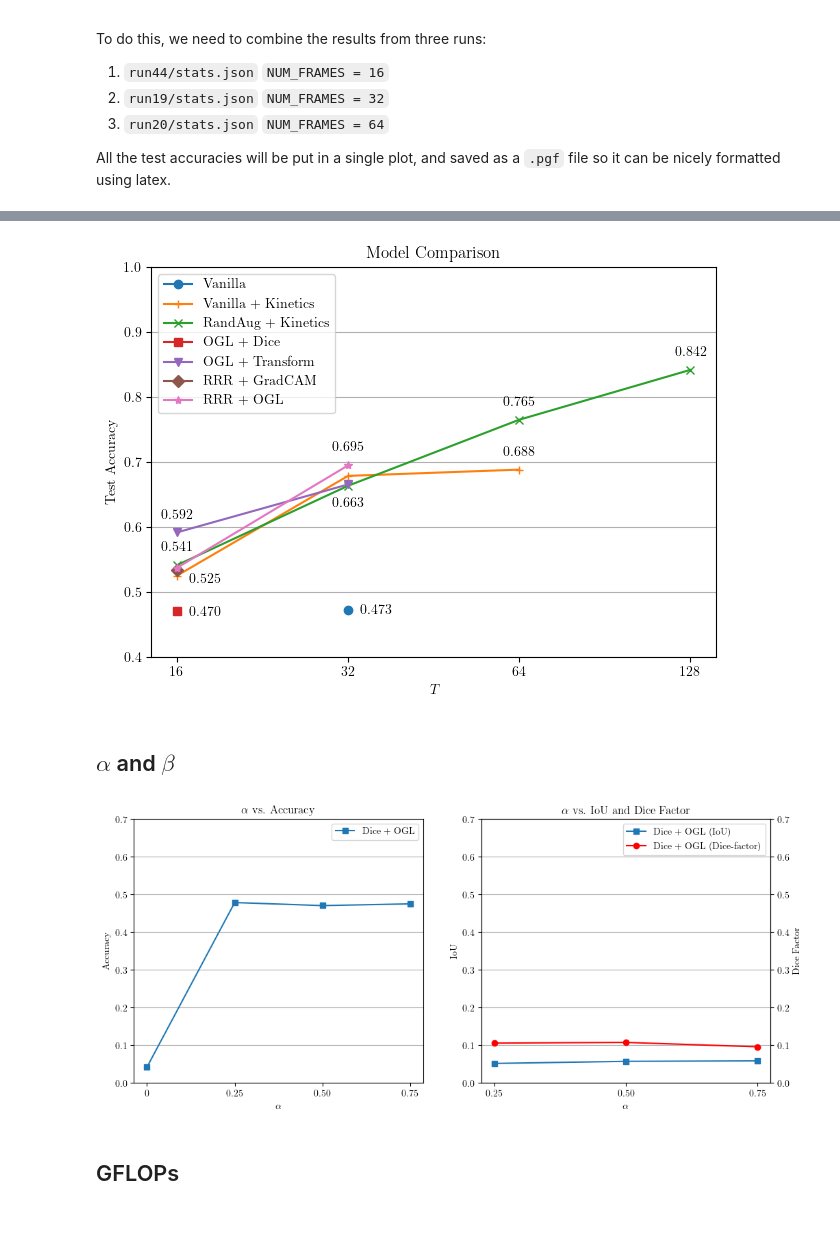
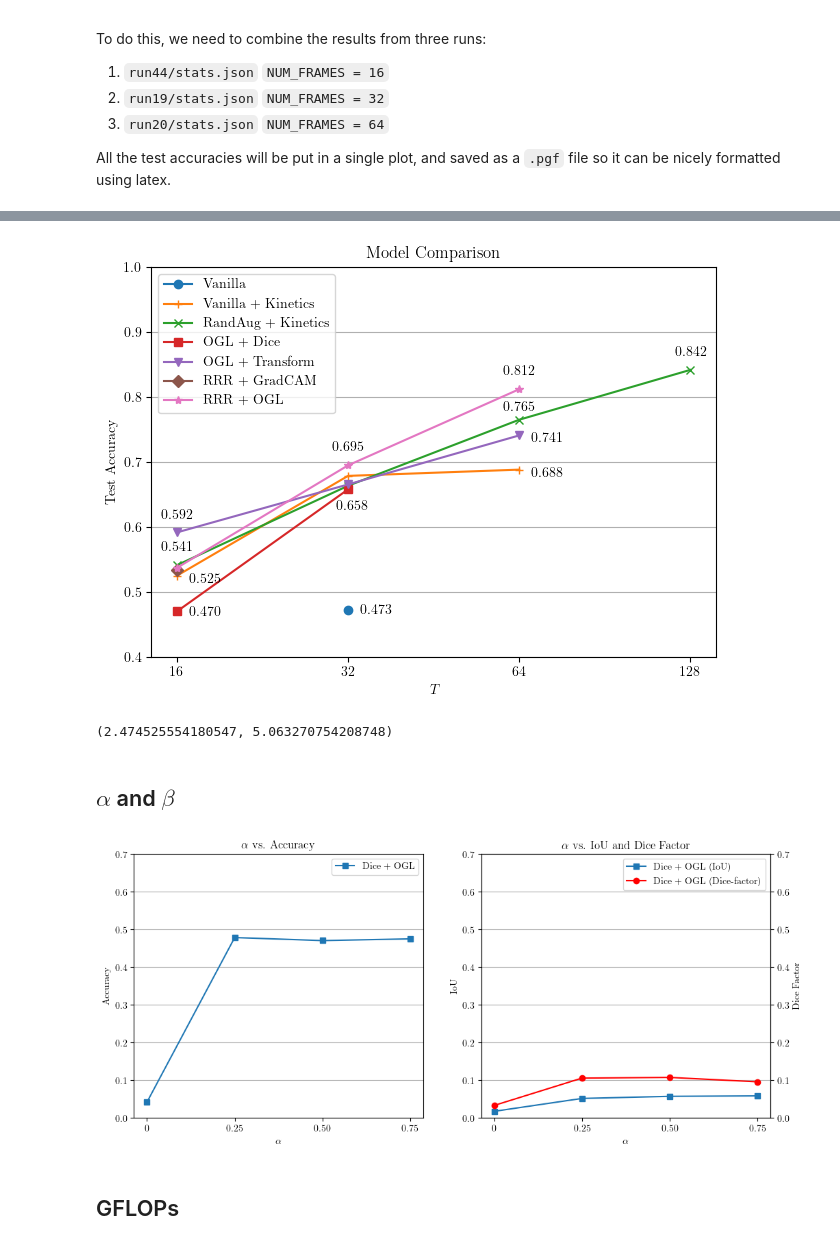
Before and after one commit to sirTomasson/diveslowlearnfast, a Jupyter notebook: notebooks/eval/Plot - Accuracy Number of Frames Relation.ipynb, the cells around one changed output, grey strips where cells are left out. Drawn from its saved outputs; the diff is of its cells as text; code cells hidden in the pictures.

```diff
--- a/notebooks/eval/Plot - Accuracy Number of Frames Relation.ipynb
+++ b/notebooks/eval/Plot - Accuracy Number of Frames Relation.ipynb
@@ -118,12 +118,14 @@ threshold = [
 # OGL + Dice
 ogl_and_dice = [
     0.47026209677419356, # T = 16
+    0.6578947368421053, # T = 32
 ]
 
 # OGL + Transform
 ogl_transform = [
      0.5917338709677419, # T = 16
      0.6654858299595142, # T = 32
+     0.7408722109533469, # T = 64
 ]
 
 # RRR + GradCAM
@@ -136,6 +138,7 @@ rrr_grad = [
 rrr_ogl = [
     0.5372983870967742, # T = 16
     0.694838056680162, # T = 32
+    0.8118661257606491, # T = 64
 ]
 
 plt.plot([1], vanilla, marker='o', label='Vanilla')
@@ -144,40 +147,49 @@ plt.annotate(f'{vanilla[0]:.3f}', (1, vanilla[0]), textcoords="offset points", x
 plt.plot([0, 1, 2], vanilla_and_kinetics, marker='+', label='Vanilla + Kinetics')
 plt.annotate(f'{vanilla_and_kinetics[0]:.3f}', (0, vanilla_and_kinetics[0]), textcoords="offset points", xytext=(20, -5), ha='center')
 # plt.annotate(f'{vanilla_and_kinetics[1]:.3f}', (1, vanilla_and_kinetics[1]), textcoords="offset points", xytext=(0, 10), ha='center')
-plt.annotate(f'{vanilla_and_kinetics[2]:.3f}', (2, vanilla_and_kinetics[2]), textcoords="offset points", xytext=(0, 10), ha='center')
+plt.annotate(f'{vanilla_and_kinetics[2]:.3f}', (2, vanilla_and_kinetics[2]), textcoords="offset points", xytext=(20, -5), ha='center')
 
 plt.plot([0, 1, 2, 3], randaug_and_kinetics, marker='x', label='RandAug + Kinetics')
 plt.annotate(f'{randaug_and_kinetics[0]:.3f}', (0, randaug_and_kinetics[0]), textcoords="offset points", xytext=(0, 10), ha='center')
-plt.annotate(f'{randaug_and_kinetics[1]:.3f}', (1, randaug_and_kinetics[1]), textcoords="offset points", xytext=(0, -15), ha='center')
-plt.annotate(f'{randaug_and_kinetics[2]:.3f}', (2, randaug_and_kinetics[2]), textcoords="offset points", xytext=(0, 10), ha='center')
+# plt.annotate(f'{randaug_and_kinetics[1]:.3f}', (1, randaug_and_kinetics[1]), textcoords="offset points", xytext=(0, -15), ha='center')
+plt.annotate(f'{randaug_and_kinetics[2]:.3f}', (2, randaug_and_kinetics[2]), textcoords="offset points", xytext=(0, 6), ha='center')
 plt.annotate(f'{randaug_and_kinetics[3]:.3f}', (3, randaug_and_kinetics[3]), textcoords="offset points", xytext=(0, 10), ha='center')
 
 
-plt.plot([0], ogl_and_dice, marker='s', label='OGL + Dice')
+plt.plot([0, 1], ogl_and_dice, marker='s', label='OGL + Dice')
 plt.annotate(f'{ogl_and_dice[0]:.3f}', (0, ogl_and_dice[0]), textcoords="offset points", xytext=(20, -3), ha='center')
+plt.annotate(f'{ogl_and_dice[1]:.3f}', (1, ogl_and_dice[1]), textcoords="offset points", xytext=(3, -15), ha='center')
 
-plt.plot([0, 1], ogl_transform, marker='v', label='OGL + Transform')
+plt.plot([0, 1, 2], ogl_transform, marker='v', label='OGL + Transform')
 plt.annotate(f'{ogl_transform[0]:.3f}', (0, ogl_transform[0]), textcoords="offset points", xytext=(0, 10), ha='center')
+plt.annotate(f'{ogl_transform[2]:.3f}', (2, ogl_transform[2]), textcoords="offset points", xytext=(20, -5), ha='center')
 
 
 plt.plot([0], rrr_grad, marker='D', label='RRR + GradCAM')
 
 
-plt.plot([0, 1], rrr_ogl, marker='*', label='RRR + OGL')
+plt.plot([0, 1, 2], rrr_ogl, marker='*', label='RRR + OGL')
 plt.annotate(f'{rrr_ogl[1]:.3f}', (1, rrr_ogl[1]), textcoords="offset points", xytext=(0, 10), ha='center')
+plt.annotate(f'{rrr_ogl[2]:.3f}', (2, rrr_ogl[2]), textcoords="offset points", xytext=(0, 10), ha='center')
 
 plt.xlabel('$T$')
 plt.ylabel('Test Accuracy')
 plt.title('Model Comparison')
 plt.grid(True, axis='y', which='major')
 plt.xticks([0, 1, 2, 3], ['16', '32', '64', '128'])
 plt.ylim(0.4, 1.0)
 plt.tight_layout()
 plt.legend()
 plt.savefig('model_accuracies.png')
 plt.show()
 # %% [output]
-[figure, old version]
+[figure, new version]
+# %%
+improvement_rand = np.mean((np.array(rrr_ogl) - np.array(randaug_and_kinetics[:-1]))) * 100
+improvement_van= np.mean((np.array(rrr_ogl) - np.array(vanilla_and_kinetics))) * 100
+improvement_rand, improvement_van
+# %% [output]
+(2.474525554180547, 5.063270754208748)
 # %% [markdown]
 ## $\alpha$ and $\beta$
 # %%
@@ -189,12 +201,14 @@ accuracy = [
 ]
 
 iou_slow = [
+    0.017321196287089297, # \alpha = 0.0
     0.05146763117433439, # \alpha = 0.25
     0.05707884308418282, # \alpha = 0.25
     0.05822175036859416, # \alpha = 0.50
 ]
 
 dice_slow = [
+    0.03299427091804964, # \alpha = 0.0
     0.10540686555297268, # \alpha = 0.25
     0.10724108599820117, # \alpha = 0.50
     0.0955598301325853, # \alpha = 0.75
@@ -219,7 +233,7 @@ ax = plt.subplot(1, 2, 2)
 ax.set_title('$\\alpha$ vs. IoU and Dice Factor')
 ax.set_xlabel('$\\alpha$')
 ax.set_ylabel('IoU')
-ax.plot([1, 2, 3], iou_slow, marker='s', label='Dice + OGL (IoU)')
+ax.plot([0, 1, 2, 3], iou_slow, marker='s', label='Dice + OGL (IoU)')
 ax.set_xticks([0, 1, 2, 3], ['0', '0.25', '0.50', '0.75'])
 ax.set_ylim(0.0, 0.7)
 ax.grid(True, axis='y', which='major')
@@ -229,7 +243,7 @@ ax.legend()
 ax2 = ax.twinx()
 ax2.set_ylabel('Dice Factor')
 
-ax2.plot([1, 2, 3], dice_slow, marker='o', color='red', label='Dice + OGL (Dice-factor)')
+ax2.plot([0, 1, 2, 3], dice_slow, marker='o', color='red', label='Dice + OGL (Dice-factor)')
 ax2.set_ylim(0.0, 0.7)
 
 lines1, labels1 = ax.get_legend_handles_labels()
@@ -239,7 +253,7 @@ ax.legend(lines1 + lines2, labels1 + labels2, loc='best')
 plt.savefig('ogl_dice_alpha.png')
 plt.show()
 # %% [output]
-[figure, old version]
+[figure, new version]
 # %% [markdown]
 ## GFLOPs
 # %%
```
Also changed, not shown: parts of 4 cells of this notebook, 11 other files.
